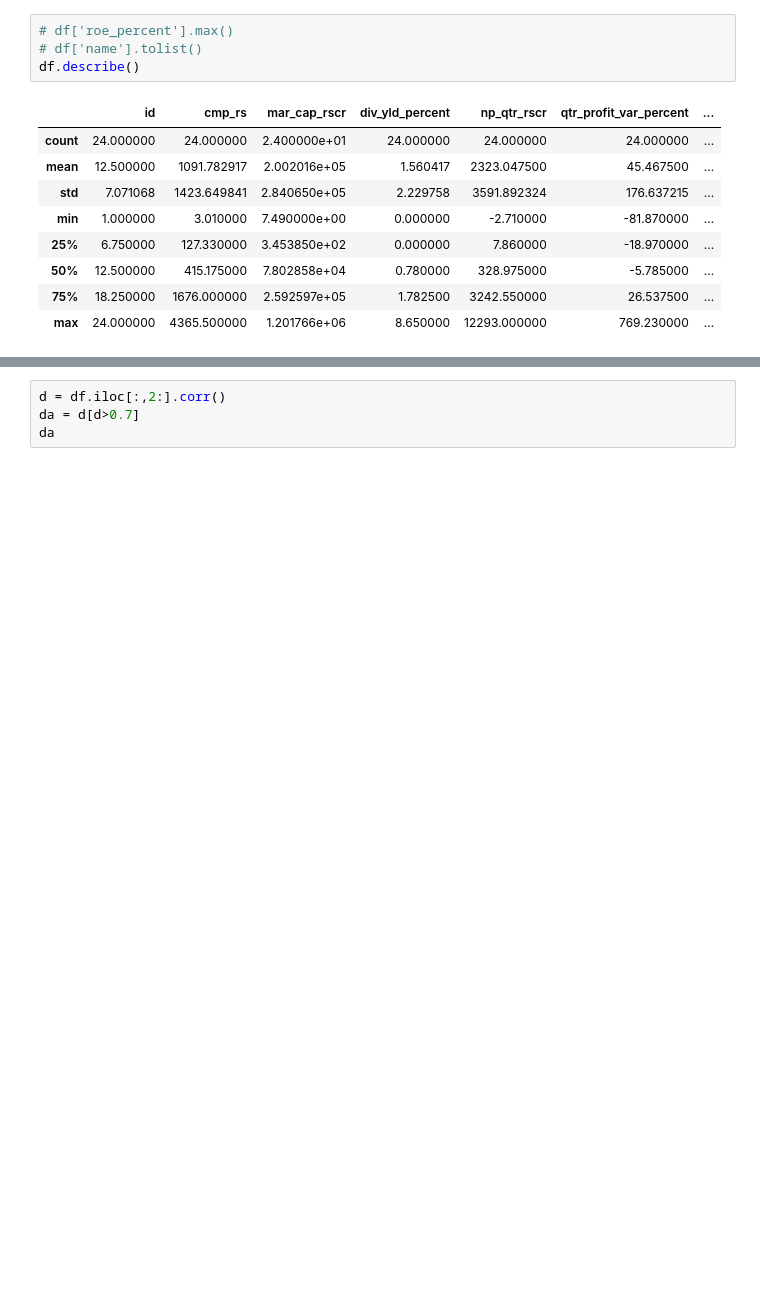
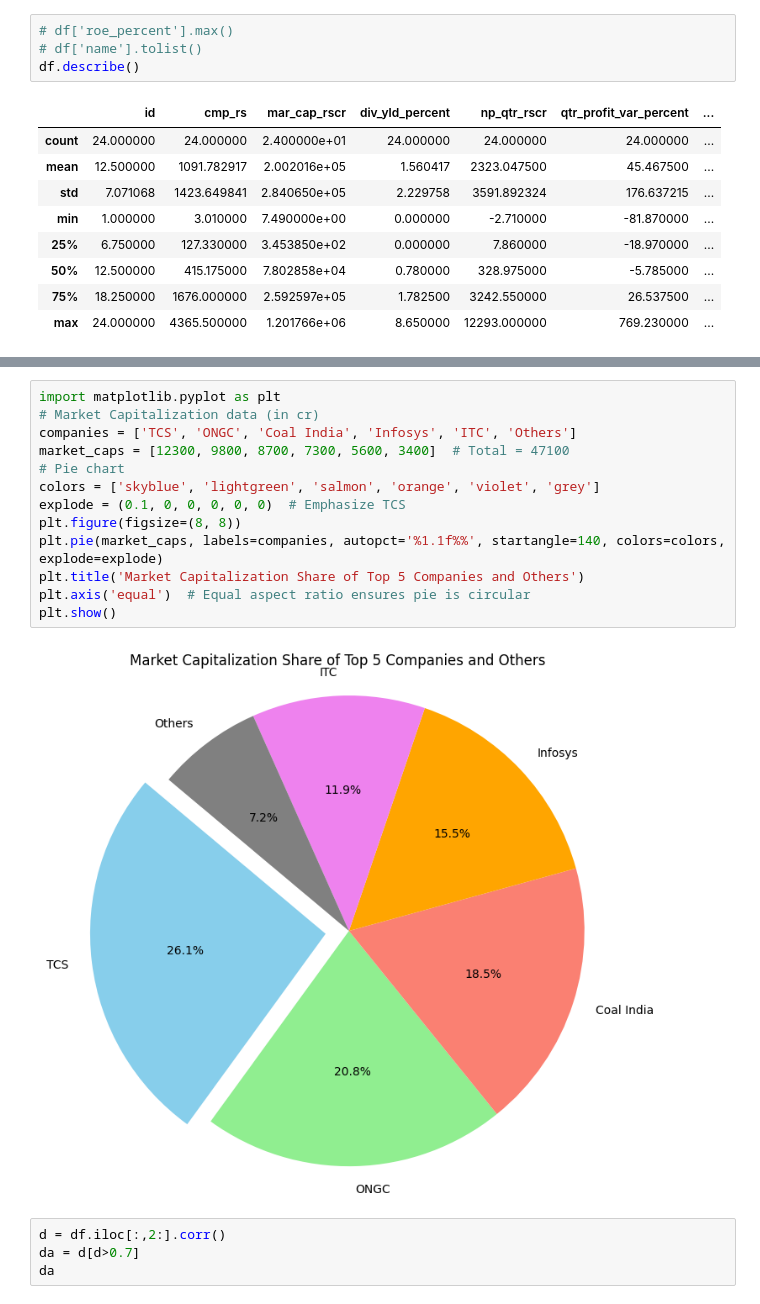
Before and after one commit to prashk027/Tasks, a Jupyter notebook: Tasks/PythonScript/task3/screener.ipynb, the cells around one changed output, grey strips where cells are left out. Saved outputs shown, nothing was run; the diff lists cells and outputs as text; blank space fills up the shorter version.

```diff
--- a/Tasks/PythonScript/task3/screener.ipynb
+++ b/Tasks/PythonScript/task3/screener.ipynb
@@ -656,6 +694,21 @@ df.iloc[:,2:].corr()
 | rsi | -0.303297 | -0.267831 | 0.139705 | -0.200632 | -0.216277 | -0.179373 | ... |
 | current_ratio | -0.198778 | -0.248555 | -0.291508 | -0.250426 | 0.813893 | 0.448526 | ... |
 | debt_by_eq | -0.129483 | -0.242475 | -0.164499 | -0.238693 | -0.215452 | -0.145264 | ... |
+# %%
+import matplotlib.pyplot as plt
+# Market Capitalization data (in cr)
+companies = ['TCS', 'ONGC', 'Coal India', 'Infosys', 'ITC', 'Others']
+market_caps = [12300, 9800, 8700, 7300, 5600, 3400]  # Total = 47100
+# Pie chart
+colors = ['skyblue', 'lightgreen', 'salmon', 'orange', 'violet', 'grey']
+explode = (0.1, 0, 0, 0, 0, 0)  # Emphasize TCS
+plt.figure(figsize=(8, 8))
+plt.pie(market_caps, labels=companies, autopct='%1.1f%%', startangle=140, colors=colors, explode=explode)
+plt.title('Market Capitalization Share of Top 5 Companies and Others')
+plt.axis('equal')  # Equal aspect ratio ensures pie is circular
+plt.show()
+# %% [output]
+[figure, added]
 # %%
 d = df.iloc[:,2:].corr()
 da = d[d>0.7]
```
Also changed, not shown: parts of 34 cells of this notebook, 9 other files.
